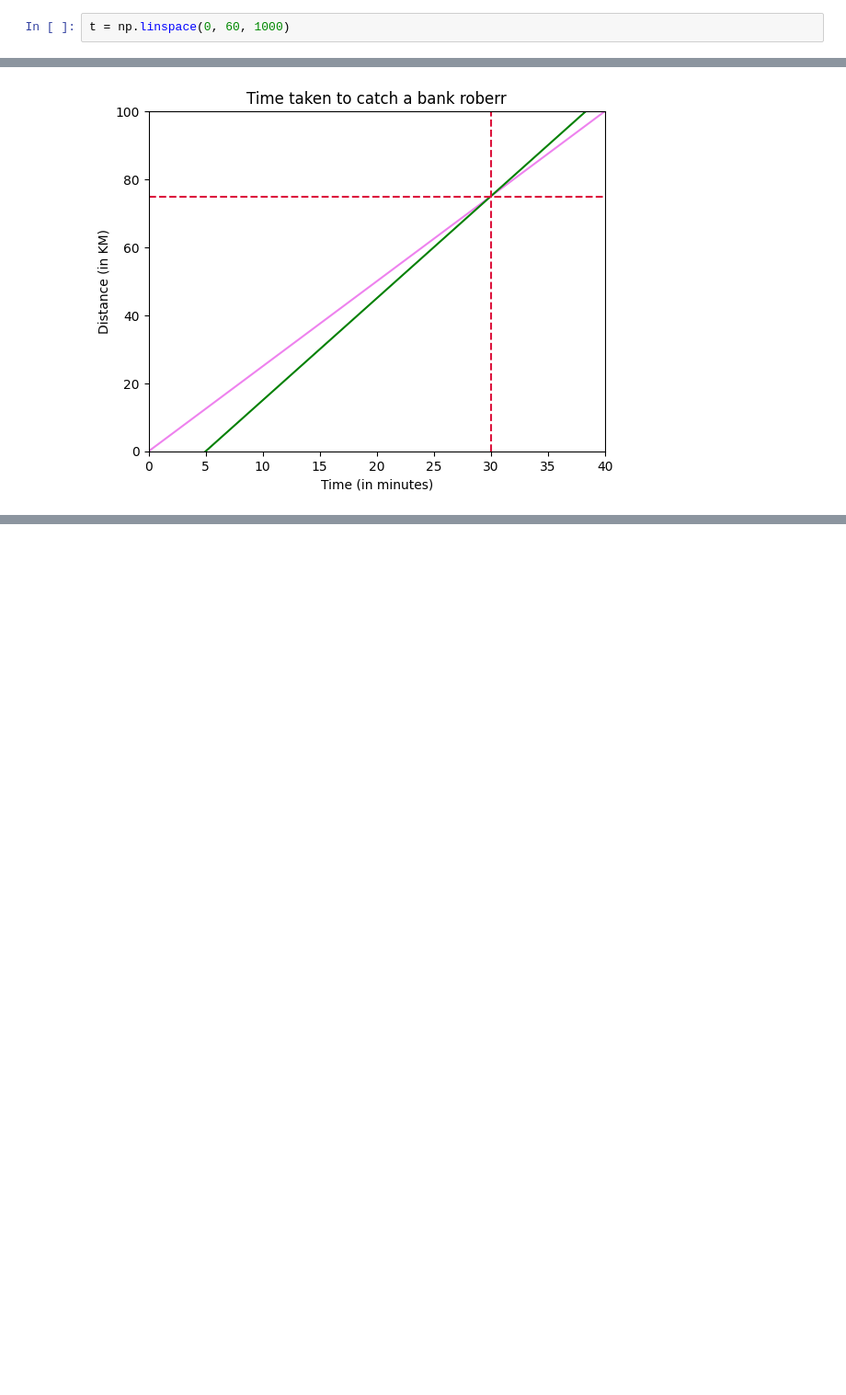
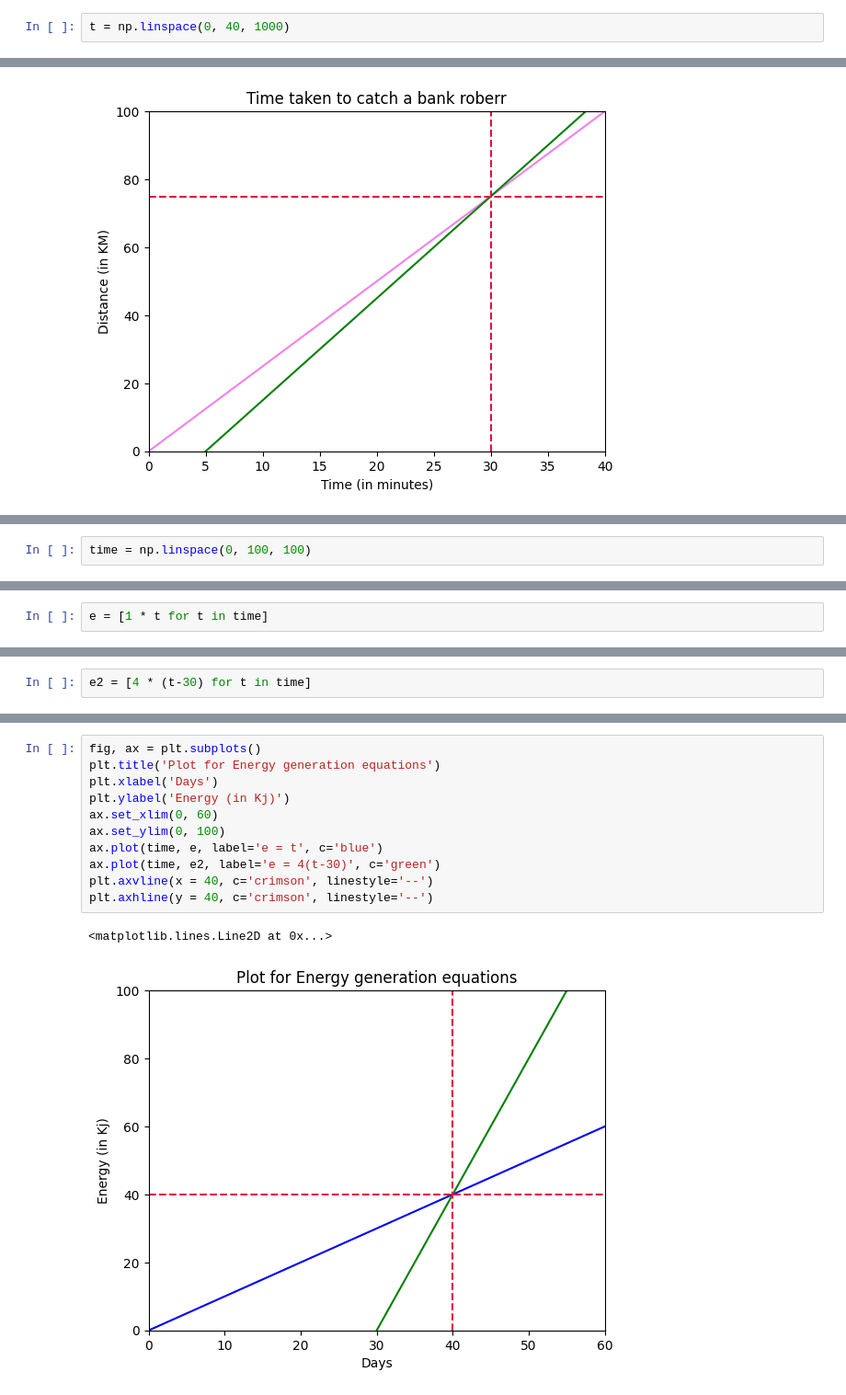
Before and after one commit to Man-wilson/ML_Foundations, a Jupyter notebook: Plotting_a_system_of_Linear_Equation.ipynb, the cells around one changed output, grey strips where cells are left out. Shown at 92% size. Cells and saved outputs as stored; diff of their text form; blank space fills up the shorter version.

```diff
--- a/Plotting_a_system_of_Linear_Equation.ipynb
+++ b/Plotting_a_system_of_Linear_Equation.ipynb
@@ -6,5 +7,5 @@ import matplotlib.pyplot as plt
 # %%
-t = np.linspace(0, 60, 1000)
+t = np.linspace(0, 40, 1000)
 # %% [markdown]
 **Distnce travelled by robber: d = 2.5t**
 # %%
@@ -29,0 +40,2 @@ plt.axhline(y=75, color='crimson', linestyle='--')
+# %%
+time = np.linspace(0, 100, 100)
@@ -29,0 +45,2 @@ plt.axhline(y=75, color='crimson', linestyle='--')
+# %%
+e = [1 * t for t in time]
@@ -29,0 +49,2 @@ plt.axhline(y=75, color='crimson', linestyle='--')
+# %%
+e2 = [4 * (t-30) for t in time]
@@ -29,0 +74,14 @@ plt.axhline(y=75, color='crimson', linestyle='--')
+# %%
+fig, ax = plt.subplots()
+plt.title('Plot for Energy generation equations')
+plt.xlabel('Days')
+plt.ylabel('Energy (in Kj)')
+ax.set_xlim(0, 60)
+ax.set_ylim(0, 100)
+ax.plot(time, e, label='e = t', c='blue')
+ax.plot(time, e2, label='e = 4(t-30)', c='green')
+plt.axvline(x = 40, c='crimson', linestyle='--')
+plt.axhline(y = 40, c='crimson', linestyle='--')
+# %% [output]
+<matplotlib.lines.Line2D at 0x...>
+[figure, added]
```
Also changed, not shown: parts of 7 cells of this notebook.
